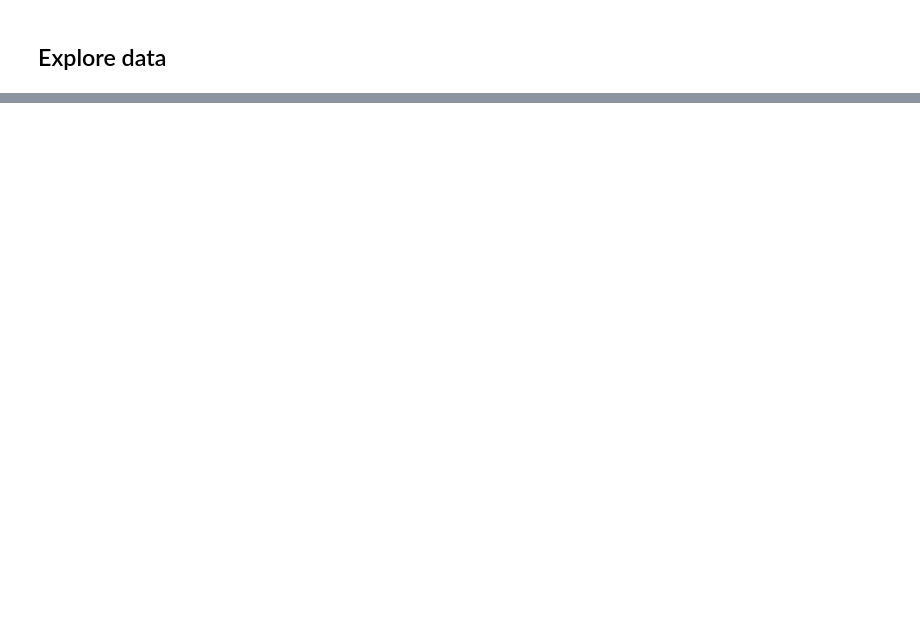
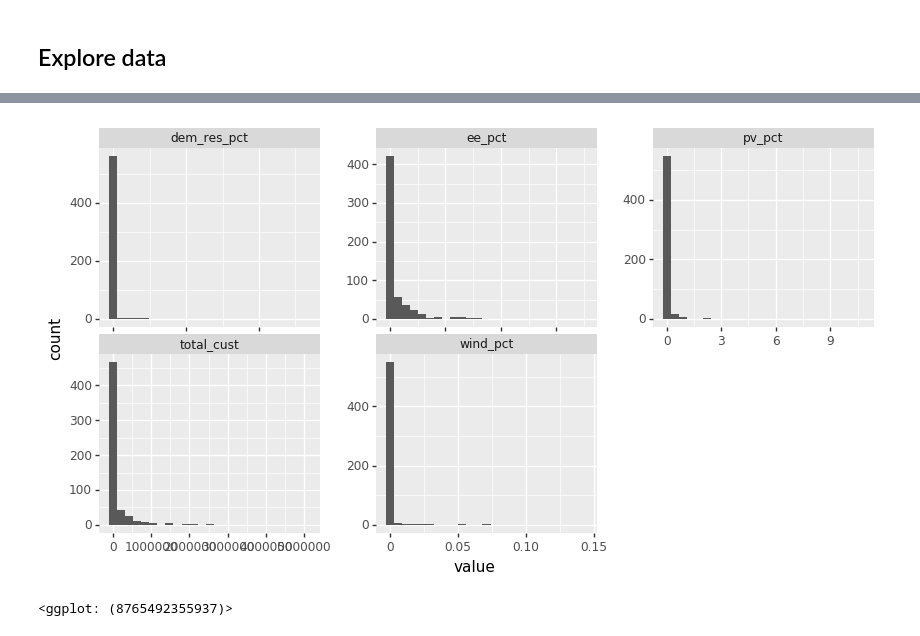
Before and after one commit to gloriadli/DS1_Final_Project, a Jupyter notebook: Data-Modelling.ipynb, the cells around one changed output, grey strips where cells are left out. Cells and saved outputs as stored; diff of their text form; code cells hidden in the pictures; blank space fills up the shorter version.

```diff
--- a/Data-Modelling.ipynb
+++ b/Data-Modelling.ipynb
@@ -107,0 +57,3 @@ KeyboardInterrupt:
+# %%
+y = df_19['saidi_nomed']
+X = df_19[['total_cust','pv_pct','wind_pct','ee_pct','dem_res_pct']]
@@ -107,0 +82,12 @@ KeyboardInterrupt:
+# %%
+# Plot the continuous variables
+(
+    ggplot(train_X.melt(),aes(x="value")) +
+    geom_histogram(bins=25) +
+    facet_wrap("variable",scales='free') +
+    theme(figure_size=(10,5),
+          subplots_adjust={'wspace':0.25})
+)
+# %% [output]
+[figure, added]
+<ggplot: (8765492355937)>
```
Also changed, not shown: parts of 67 cells of this notebook, 6 other files.
